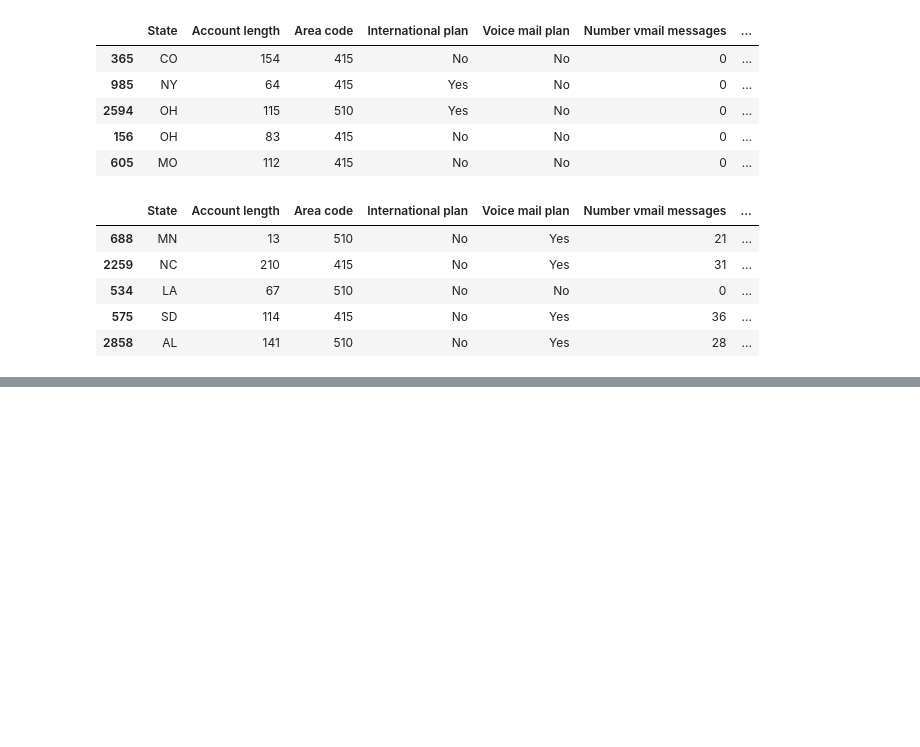
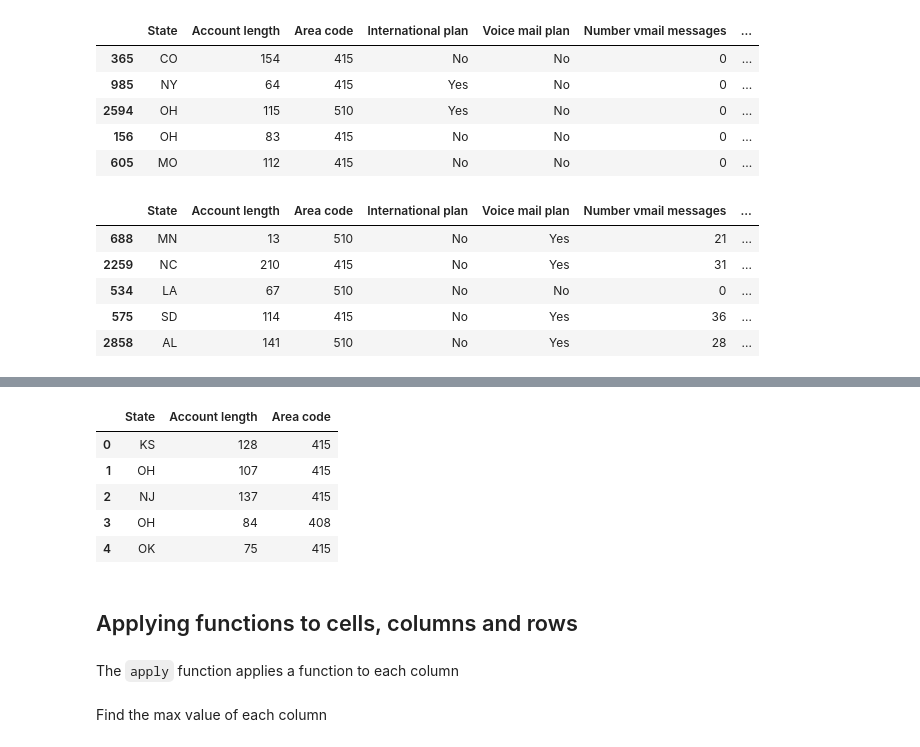
Before and after one commit to alienworld1/ml-course, a Jupyter notebook: pandas.ipynb, the cells around one changed output, grey strips where cells are left out. Cells and saved outputs as stored; diff of their text form; code cells hidden in the pictures; blank space fills up the shorter version.

```diff
--- a/pandas.ipynb
+++ b/pandas.ipynb
@@ -112,0 +167,15 @@ df.sort_values(by=["Churn", "Total day charge"], ascending=[True, False]).head()
+# %%
+df.iloc[0:5, 0:3]
+# %% [output]
+|  | State | Account length | Area code |
+| 0 | KS | 128 | 415 |
+| 1 | OH | 107 | 415 |
+| 2 | NJ | 137 | 415 |
+| 3 | OH | 84 | 408 |
+| 4 | OK | 75 | 415 |
+# %% [markdown]
+## Applying functions to cells, columns and rows
+# %% [markdown]
+The `apply` function applies a function to each column
+# %% [markdown]
+Find the max value of each column
```
Also changed, not shown: parts of 15 cells of this notebook.
